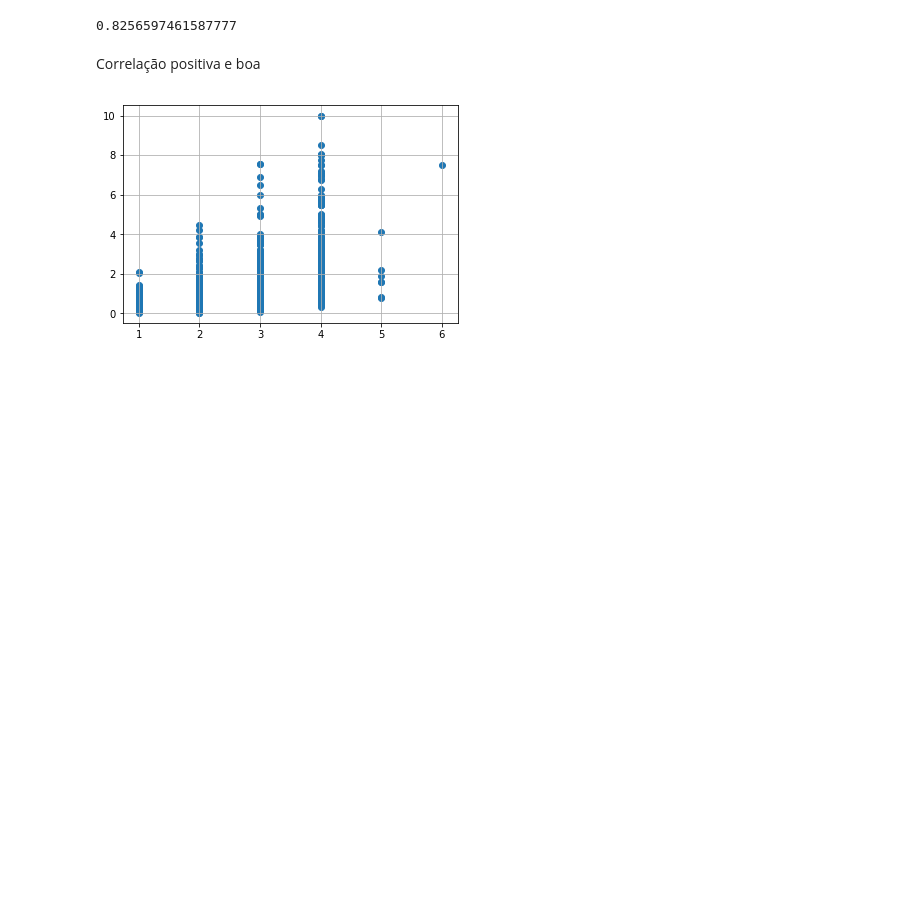
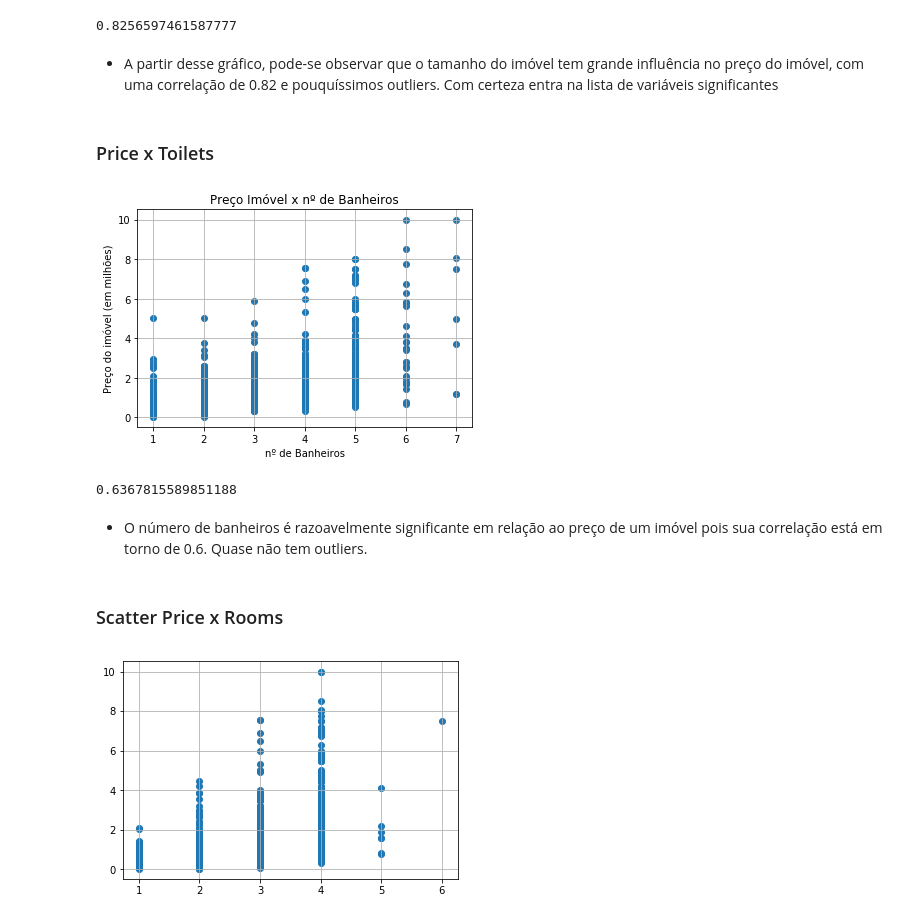
Before and after one commit to arthurfc12/Projeto3CDados, a Jupyter notebook: pr3.ipynb, the cells around one changed output. Saved outputs shown, nothing was run; the diff lists cells and outputs as text; code cells hidden in the pictures; blank space fills up the shorter version.

```diff
--- a/pr3.ipynb
+++ b/pr3.ipynb
@@ -72,8 +82,27 @@ plt.grid(True)
 x1.corr(y1)
 # %% [output]
 0.8256597461587777
-# %% [markdown]
-Correlação positiva e boa
+# %% [markdown]
+* A partir desse gráfico, pode-se observar que o tamanho do imóvel tem grande influência no preço do imóvel, com uma correlação de 0.82 e pouquíssimos outliers. Com certeza entra na lista de variáveis significantes
+# %% [markdown]
+### Price x Toilets
+# %%
+plt.scatter(data['Toilets'], data['Price']/1000000)
+plt.xlabel('nº de Banheiros')
+plt.ylabel('Preço do imóvel (em milhões)')
+plt.title('Preço Imóvel x nº de Banheiros')
+plt.grid(True)
+plt.show()
+# %% [output]
+[figure, added]
+# %%
+data['Price'].corr(data['Toilets'])
+# %% [output]
+0.6367815589851188
+# %% [markdown]
+* O número de banheiros é razoavelmente significante em relação ao preço de um imóvel pois sua correlação está em torno de 0.6. Quase não tem outliers.
+# %% [markdown]
+### Scatter Price x Rooms
 # %%
 x2 =  data[data['Negotiation Type'] == 'sale'].loc[:,['Rooms']]
 y2 =  a
```
Also changed, not shown: parts of 9 cells of this notebook, 1 other file.
